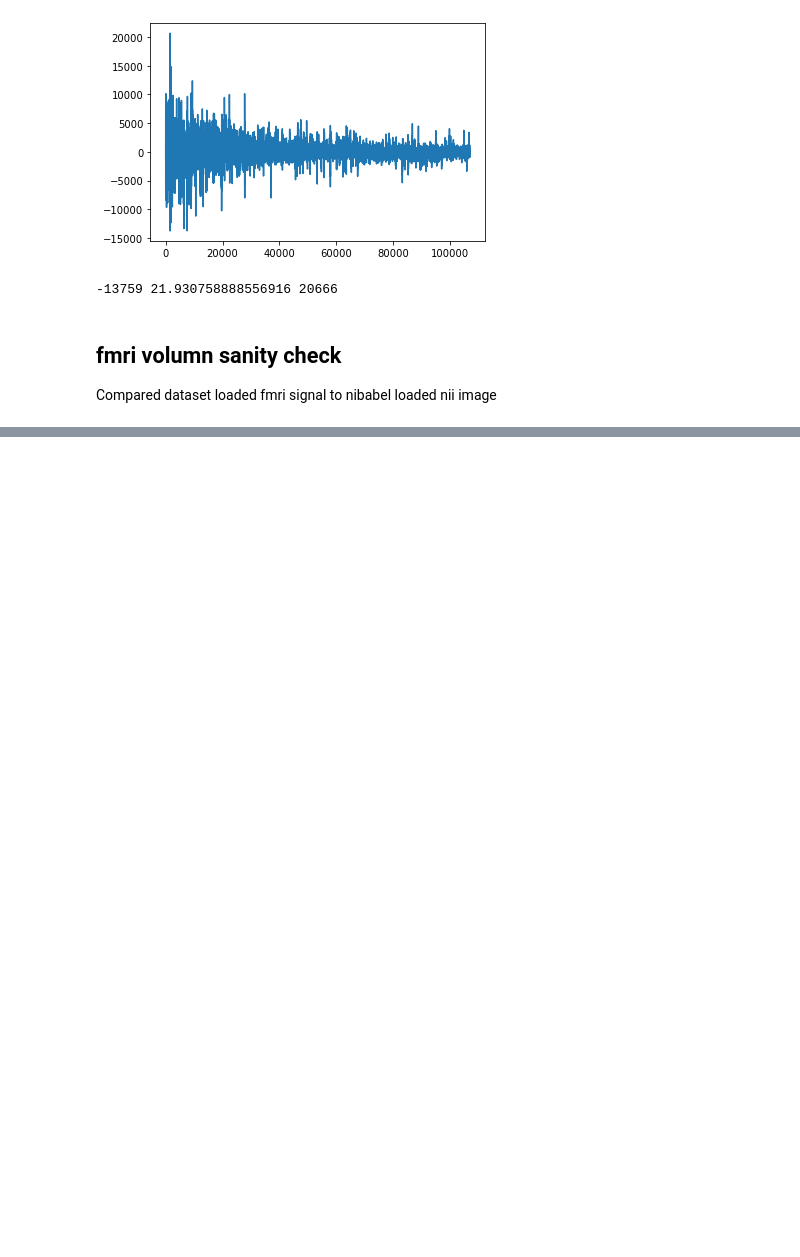
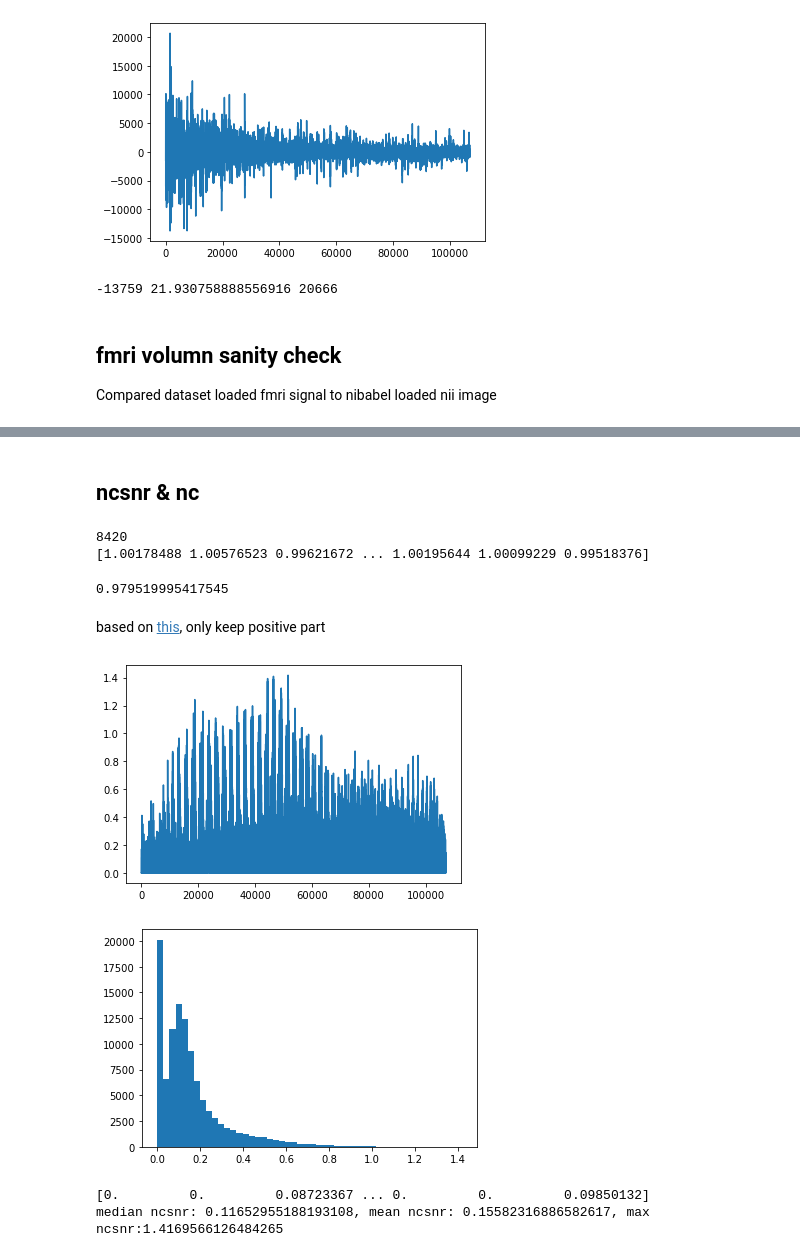
Before and after one commit to sklin93/nsd, a Jupyter notebook: NSD.ipynb, the cells around one changed output, grey strips where cells are left out. Cells and saved outputs as stored; diff of their text form; code cells hidden in the pictures; blank space fills up the shorter version.

Commit message:
fix a multi-indexing bug, add noise ceiling calculation

```diff
--- a/NSD.ipynb
+++ b/NSD.ipynb
@@ -263,0 +310,6 @@ True
+# %%
+''' correlation coefficient'''
+for k, v in list(sig.items())[:5]:
+    if len(v) != 3:
+        continue
+    print(np.corrcoef(v))
@@ -263,0 +332,34 @@ True
+# %% [markdown]
+## ncsnr & nc
+# %%
+_fmri_var = []
+for k, v in tqdm(sig.items()):
+    if len(v) != 3:
+        continue
+    _fmri_var.append(np.var(v, 0, ddof=1))
+print(len(_fmri_var))
+noise_std = np.sqrt(np.stack(_fmri_var).mean(0)) # for every voxel, shape is (voxel_num,) 107104,
+print(noise_std)
+noise_std.mean()
+# %% [output]
+8420
+[1.00178488 1.00576523 0.99621672 ... 1.00195644 1.00099229 0.99518376]
+0.979519995417545
+# %% [markdown]
+based on [this](https://github.com/cvnlab/nsddatapaper/blob/main/main/translatevmetric.m), only keep positive part
+# %%
+signal_var = 1 - noise_std**2
+signal_std = np.sqrt(np.maximum(0, signal_var))
+ncsnr = signal_std / noise_std
+plt.plot(ncsnr)
+plt.show()
+plt.hist(ncsnr, bins=50)
+plt.show()
+
+print(ncsnr)
+print(f'median ncsnr: {np.median(ncsnr)}, mean ncsnr: {ncsnr.mean()}, max ncsnr:{max(ncsnr)}')
+# %% [output]
+[figure, added]
+[figure, added]
+[0.         0.         0.08723367 ... 0.         0.         0.09850132]
+median ncsnr: 0.11652955188193108, mean ncsnr: 0.15582316886582617, max ncsnr:1.4169566126484265
```
Also changed, not shown: parts of 12 cells of this notebook.
